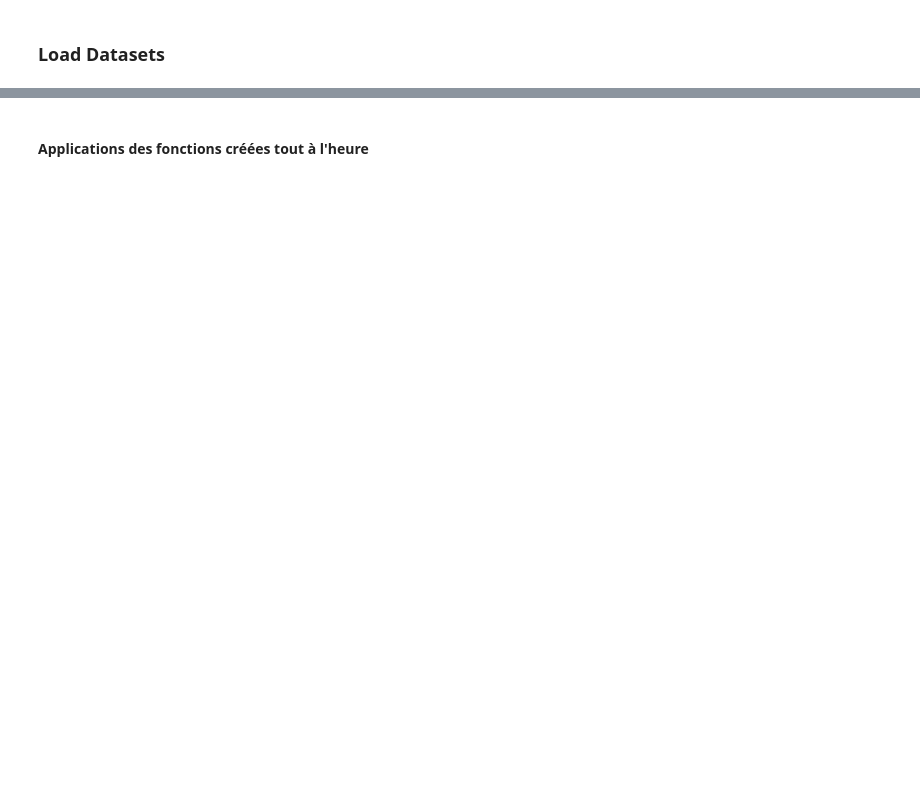
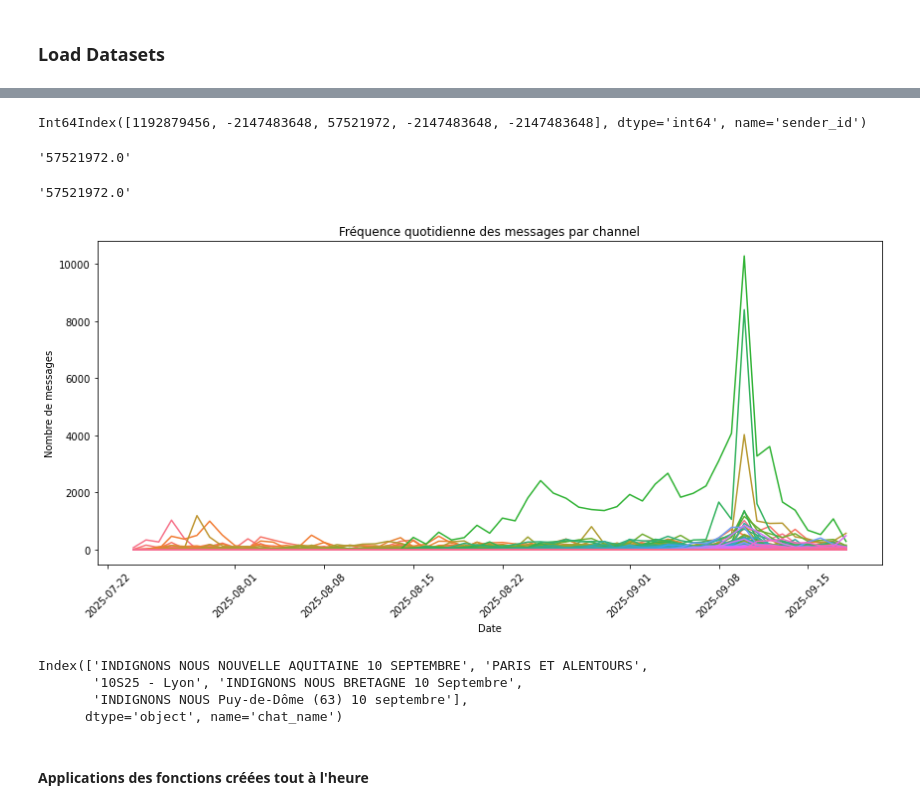
Before and after one commit to ZeiX1/Mouvements_10_Septembre, a Jupyter notebook: Data and Code/Code_clean.ipynb, the cells around one changed output, grey strips where cells are left out. Drawn from its saved outputs; the diff is of its cells as text; code cells hidden in the pictures; blank space fills up the shorter version.

```diff
--- a/Data and Code/Code_clean.ipynb
+++ b/Data and Code/Code_clean.ipynb
@@ -97,0 +220,2 @@ print(f"✅ Tous les fichiers ont été fusionnés dans : {output_file}")
+# %%
+data = pd.read_csv("all_merged_messages.csv")
@@ -97,0 +237,17 @@ print(f"✅ Tous les fichiers ont été fusionnés dans : {output_file}")
+# %%
+data["date"] = pd.to_datetime(data["date"])
+data_filtered = data[data["date"] >= "2025-06-01"]
+first_date = data_filtered["date"].min()
+last_date = data_filtered["date"].max()
+n_messages = data_filtered.shape[0]
+
+# Fréquence de messages par jour
+freq = data_filtered.groupby(["date", "chat_name"]).size().reset_index(name="count")
+
+# Stats descriptives
+print("📊 Statistiques descriptives :")
+print(f"- Date du premier message : {first_date}")
+print(f"- Date du dernier message : {last_date}")
+print(f"- Nombre total de messages : {n_messages}")
+print("\n- Fréquence de messages par jour :")
+print(freq_per_day)  # n’affiche que les 5 premiers jours
@@ -97,0 +276,8 @@ print(f"✅ Tous les fichiers ont été fusionnés dans : {output_file}")
+# %%
+messages_per_user.head().index.astype("int")
+# %% [output]
+Int64Index([1192879456, -2147483648, 57521972, -2147483648, -2147483648], dtype='int64', name='sender_id')
+# %%
+messages_per_user.head().index[0]
+# %% [output]
+'57521972.0'
@@ -98,3 +288,42 @@ print(f"✅ Tous les fichiers ont été fusionnés dans : {output_file}")
+# %%
+top_user
+# %% [output]
+'57521972.0'
+# %%
+import pandas as pd
+import seaborn as sns
+import matplotlib.pyplot as plt
+
+# Grouper par jour et channel
+data_filtered['day'] = data_filtered['date'].dt.date
+freq = data_filtered.groupby(['day', 'chat_name']).size().reset_index(name='count')
+
+# Créer un index complet de dates pour chaque channel
+all_days = pd.date_range(start=freq['day'].min(), end=freq['day'].max())
+channels = freq['chat_name'].unique()
+full_index = pd.MultiIndex.from_product([all_days, channels], names=['day', 'chat_name'])
+freq = freq.set_index(['day','chat_name']).reindex(full_index, fill_value=0).reset_index()
+
+top_channels = freq.groupby('chat_name')['count'].sum().sort_values(ascending=False).head(5).index
+
+# Plot
+plt.figure(figsize=(12,6))
+sns.lineplot(data=freq, x='day', y='count', hue='chat_name', legend = False)
+plt.xticks(rotation=45)
+plt.ylabel("Nombre de messages")
+plt.xlabel("Date")
+plt.title("Fréquence quotidienne des messages par channel")
+plt.tight_layout()
+plt.show()
+# %% [output]
+[figure, added]
+# %%
+print(top_channels)
+# %% [output]
+Index(['INDIGNONS NOUS NOUVELLE AQUITAINE 10 SEPTEMBRE', 'PARIS ET ALENTOURS',
+       '10S25 - Lyon', 'INDIGNONS NOUS BRETAGNE 10 Septembre',
+       'INDIGNONS NOUS Puy-de-Dôme (63) 10 septembre'],
+      dtype='object', name='chat_name')
 # %% [markdown]
  #### Applications des fonctions créées tout à l'heure
 # %%
```
Also changed, not shown: parts of 20 cells of this notebook.
